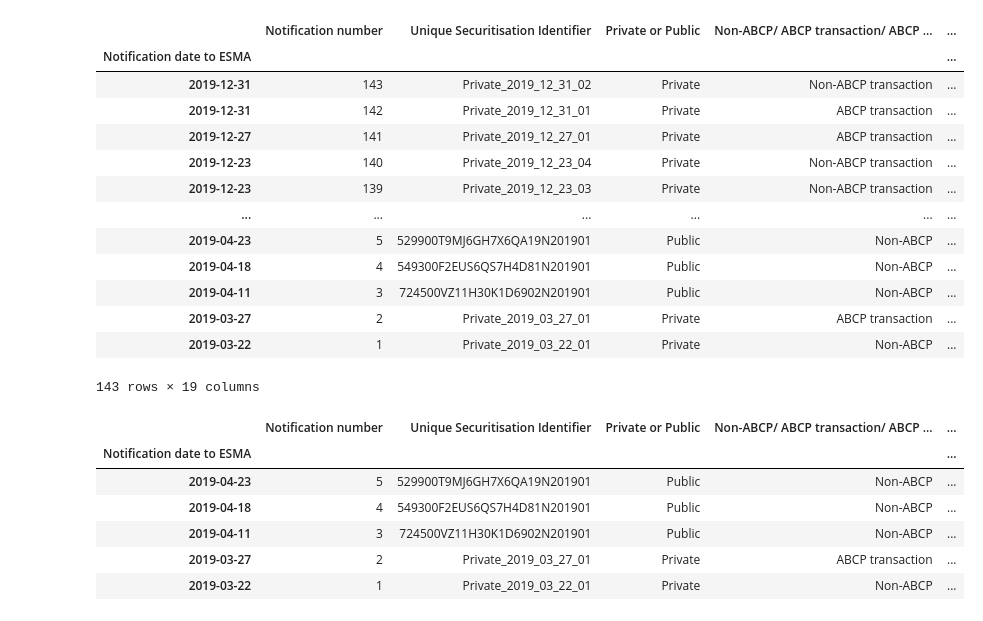
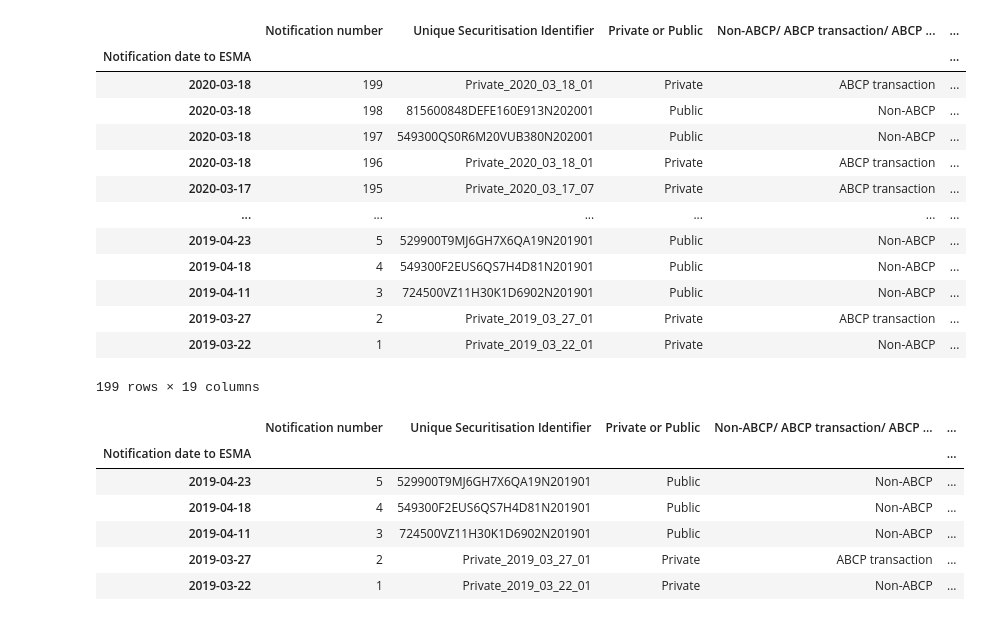
Before and after one commit to bunburya/data_analysis, a Jupyter notebook: sts/sts_notebook.ipynb, the cells around one changed output. Saved outputs shown, nothing was run; the diff lists cells and outputs as text; code cells hidden in the pictures.

```diff
--- a/sts/sts_notebook.ipynb
+++ b/sts/sts_notebook.ipynb
@@ -14,23 +14,24 @@ fvc_parser = FVCParser(FVC_FPATH)
 sts_parser = RegisterParser(STS_FPATH, fvc_parser)
 # %%
 df = sts_parser.get_between(to_date=datetime(2019, 12, 31))
+df_all = sts_parser.get_between(to_date=datetime(2020, 3, 31))
 #df.set_index('Notification date to ESMA', inplace=True)
-df
+df_all
 # %% [output]
 |  | Notification number | Unique Securitisation Identifier | Private or Public | Non-ABCP/ ABCP transaction/ ABCP ... | ... |
 | Notification date to ESMA |  |  |  |  | ... |
-| 2019-12-31 | 143 | Private_2019_12_31_02 | Private | Non-ABCP transaction | ... |
-| 2019-12-31 | 142 | Private_2019_12_31_01 | Private | ABCP transaction | ... |
-| 2019-12-27 | 141 | Private_2019_12_27_01 | Private | ABCP transaction | ... |
-| 2019-12-23 | 140 | Private_2019_12_23_04 | Private | Non-ABCP transaction | ... |
-| 2019-12-23 | 139 | Private_2019_12_23_03 | Private | Non-ABCP transaction | ... |
+| 2020-03-18 | 199 | Private_2020_03_18_01 | Private | ABCP transaction | ... |
+| 2020-03-18 | 198 | 815600848DEFE160E913N202001 | Public | Non-ABCP | ... |
+| 2020-03-18 | 197 | 549300QS0R6M20VUB380N202001 | Public | Non-ABCP | ... |
+| 2020-03-18 | 196 | Private_2020_03_18_01 | Private | ABCP transaction | ... |
+| 2020-03-17 | 195 | Private_2020_03_17_07 | Private | ABCP transaction | ... |
 | ... | ... | ... | ... | ... | ... |
 | 2019-04-23 | 5 | 529900T9MJ6GH7X6QA19N201901 | Public | Non-ABCP | ... |
 | 2019-04-18 | 4 | 549300F2EUS6QS7H4D81N201901 | Public | Non-ABCP | ... |
 | 2019-04-11 | 3 | 724500VZ11H30K1D6902N201901 | Public | Non-ABCP | ... |
 | 2019-03-27 | 2 | Private_2019_03_27_01 | Private | ABCP transaction | ... |
 | 2019-03-22 | 1 | Private_2019_03_22_01 | Private | Non-ABCP | ... |
-143 rows × 19 columns
+199 rows × 19 columns
 # %%
 df.tail()
 #df.loc[df['Originator Country'] == 'ES']#['ISIN code'].iloc[0]
```
Also changed, not shown: parts of 12 cells of this notebook, 5 other files.
